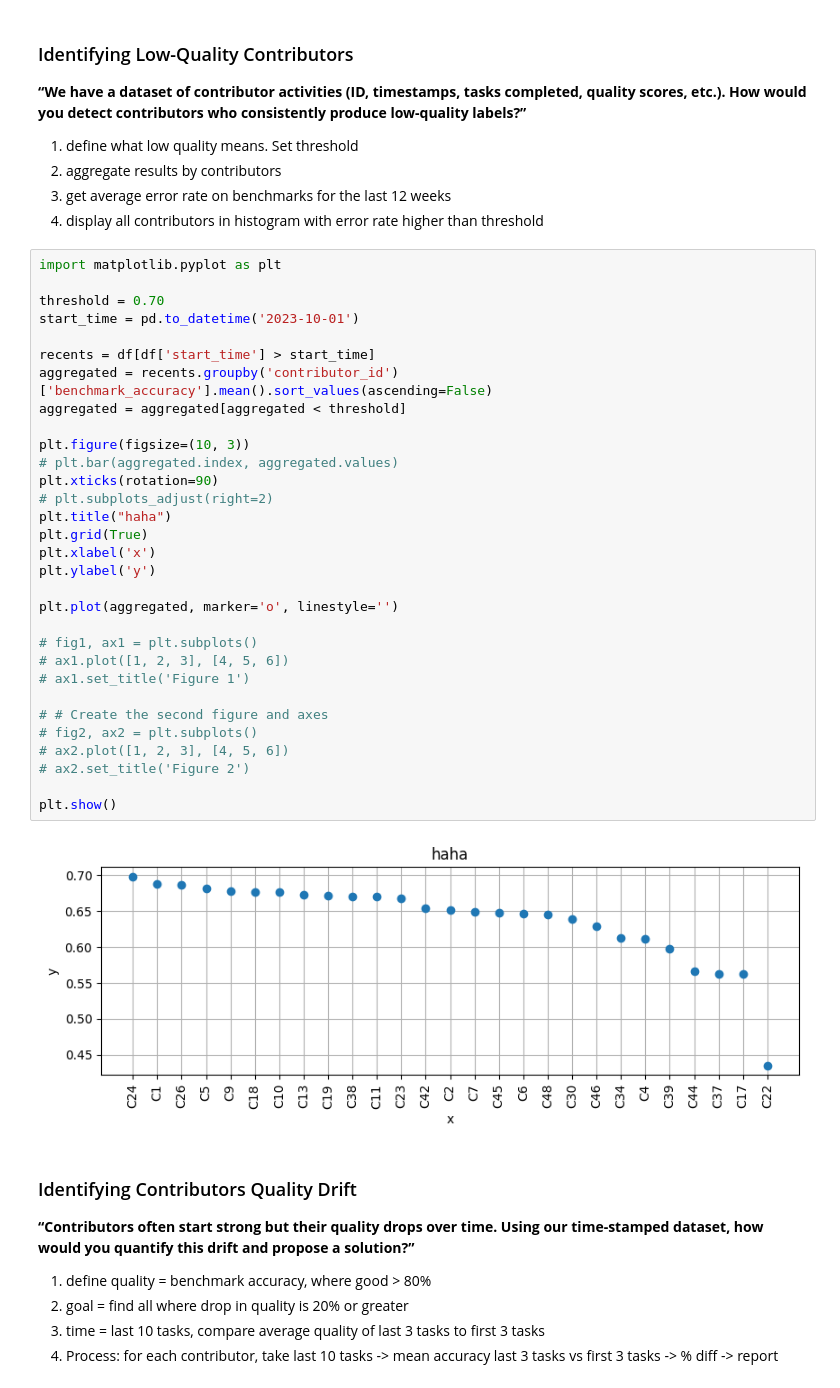
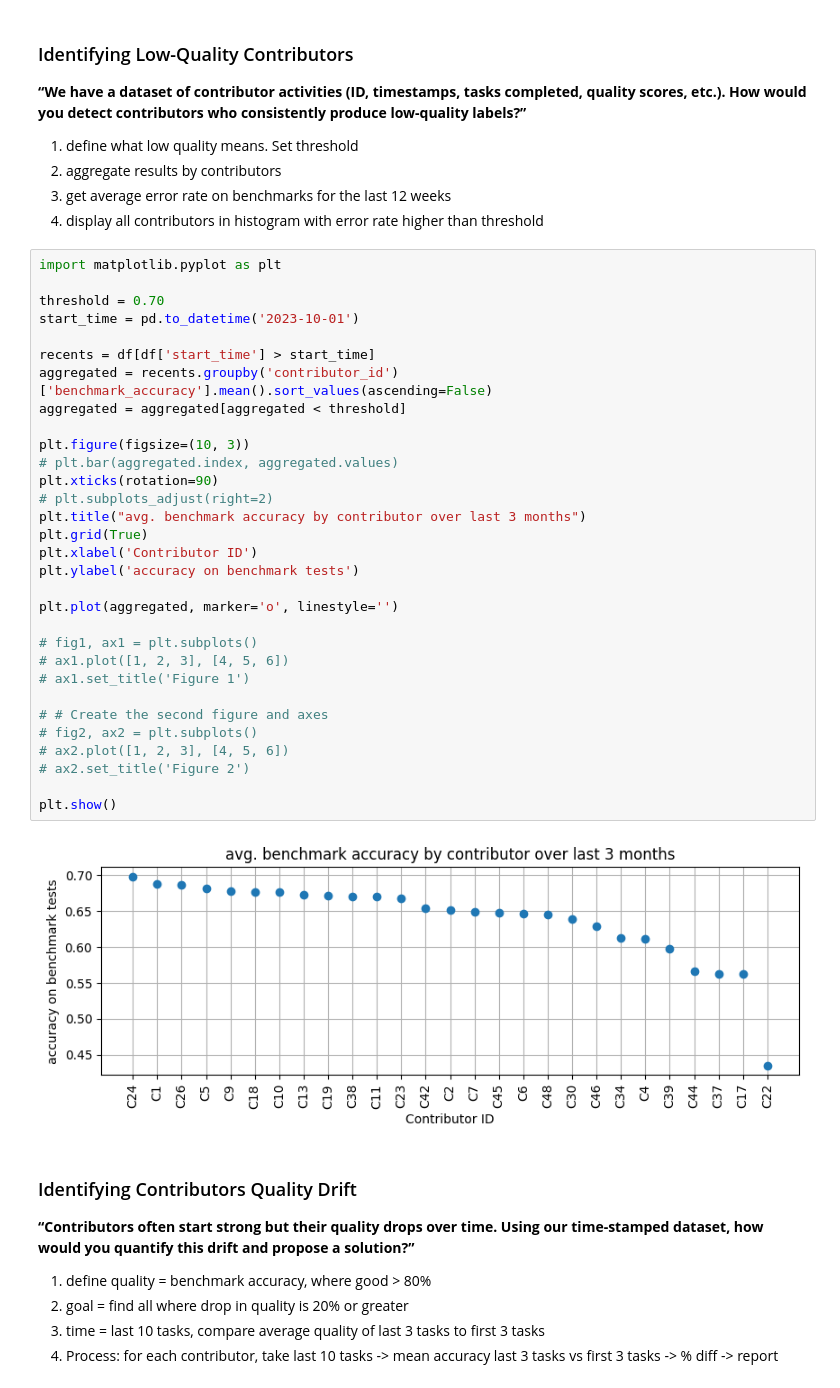
Before and after one commit to bayek10/data-analysis, a Jupyter notebook: AI_data_labeler_quality_analysis.ipynb, the cells around one changed output. Cells and saved outputs as stored; diff of their text form.

```diff
--- a/AI_data_labeler_quality_analysis.ipynb
+++ b/AI_data_labeler_quality_analysis.ipynb
@@ -179,36 +179,36 @@ df.head(3)
 # %%
 import matplotlib.pyplot as plt
 
 threshold = 0.70
 start_time = pd.to_datetime('2023-10-01')
 
 recents = df[df['start_time'] > start_time]
 aggregated = recents.groupby('contributor_id')['benchmark_accuracy'].mean().sort_values(ascending=False)
 aggregated = aggregated[aggregated < threshold]
 
 plt.figure(figsize=(10, 3))
 # plt.bar(aggregated.index, aggregated.values)
 plt.xticks(rotation=90)
 # plt.subplots_adjust(right=2)
-plt.title("haha")
+plt.title("avg. benchmark accuracy by contributor over last 3 months")
 plt.grid(True)
-plt.xlabel('x')
-plt.ylabel('y')
+plt.xlabel('Contributor ID')
+plt.ylabel('accuracy on benchmark tests')
 
 plt.plot(aggregated, marker='o', linestyle='')
 
 # fig1, ax1 = plt.subplots()
 # ax1.plot([1, 2, 3], [4, 5, 6])
 # ax1.set_title('Figure 1')
 
 # # Create the second figure and axes
 # fig2, ax2 = plt.subplots()
 # ax2.plot([1, 2, 3], [4, 5, 6])
 # ax2.set_title('Figure 2')
 
 plt.show()
 # %% [output]
-[figure, old version]
+[figure, new version]
 # %% [markdown]
 ### Identifying Contributors Quality Drift
 **“Contributors often start strong but their quality drops over time. Using our time-stamped dataset, how would you quantify this drift and propose a solution?”**
```
Also changed, not shown: parts of 2 cells of this notebook.
